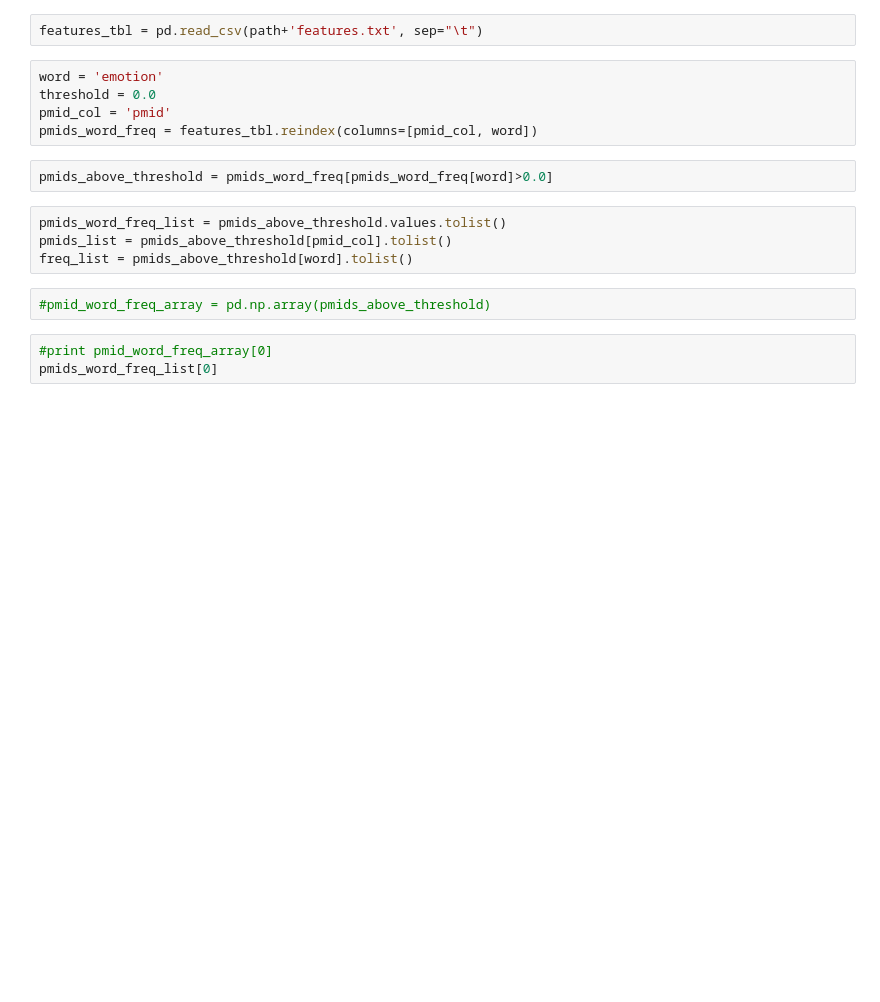
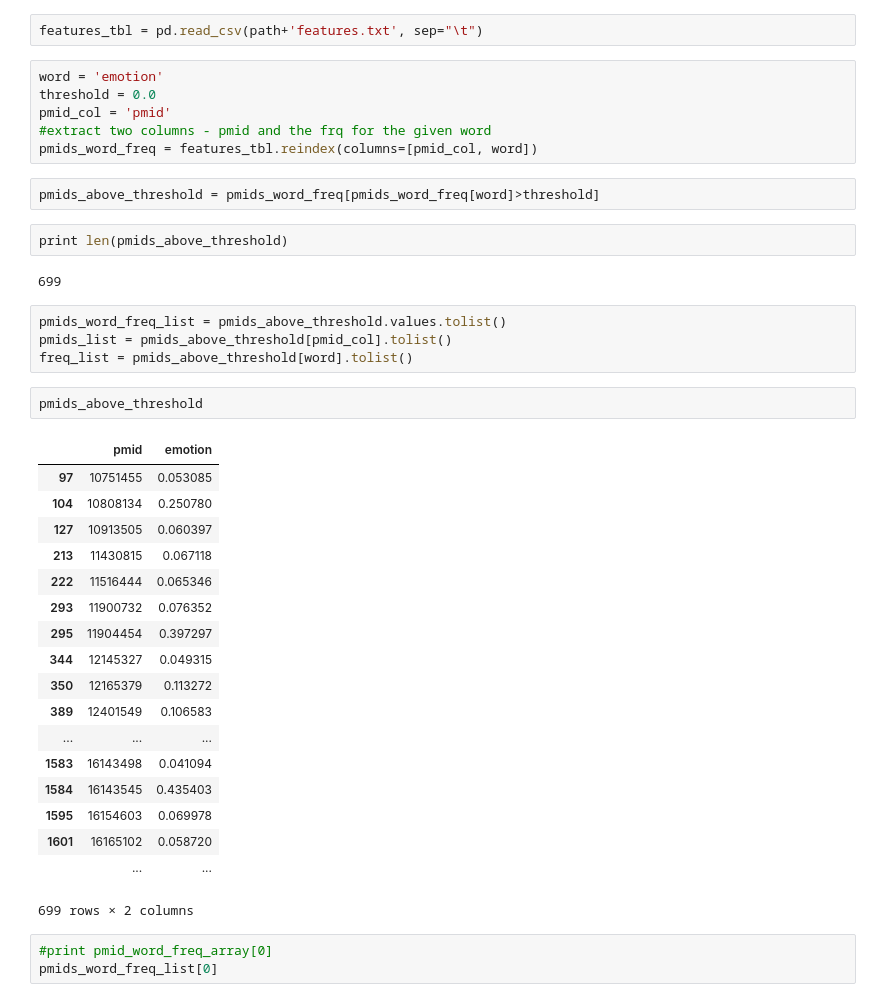
Before and after one commit to RoseTharailJohn/wordAbstraction, a Jupyter notebook: turney_tryout.ipynb, the cells around one changed output. Saved outputs shown, nothing was run; the diff lists cells and outputs as text; blank space fills up the shorter version.

```diff
--- a/turney_tryout.ipynb
+++ b/turney_tryout.ipynb
@@ -38,15 +38,39 @@ features_tbl = pd.read_csv(path+'features.txt', sep="\t")
 word = 'emotion'
 threshold = 0.0
 pmid_col = 'pmid'
+#extract two columns - pmid and the frq for the given word
 pmids_word_freq = features_tbl.reindex(columns=[pmid_col, word])
 # %%
-pmids_above_threshold = pmids_word_freq[pmids_word_freq[word]>0.0]
+pmids_above_threshold = pmids_word_freq[pmids_word_freq[word]>threshold]
+# %%
+print len(pmids_above_threshold)
+# %% [output]
+699
 # %%
 pmids_word_freq_list = pmids_above_threshold.values.tolist()
 pmids_list = pmids_above_threshold[pmid_col].tolist()
 freq_list = pmids_above_threshold[word].tolist()
-# %%
-#pmid_word_freq_array = pd.np.array(pmids_above_threshold)
+# %%
+pmids_above_threshold
+# %% [output]
+|  | pmid | emotion |
+| 97 | 10751455 | 0.053085 |
+| 104 | 10808134 | 0.250780 |
+| 127 | 10913505 | 0.060397 |
+| 213 | 11430815 | 0.067118 |
+| 222 | 11516444 | 0.065346 |
+| 293 | 11900732 | 0.076352 |
+| 295 | 11904454 | 0.397297 |
+| 344 | 12145327 | 0.049315 |
+| 350 | 12165379 | 0.113272 |
+| 389 | 12401549 | 0.106583 |
+| ... | ... | ... |
+| 1583 | 16143498 | 0.041094 |
+| 1584 | 16143545 | 0.435403 |
+| 1595 | 16154603 | 0.069978 |
+| 1601 | 16165102 | 0.058720 |
+|  | ... | ... |
+699 rows × 2 columns
 # %%
 #print pmid_word_freq_array[0]
 pmids_word_freq_list[0]
```
Also changed, not shown: parts of 2 cells of this notebook, 2 other files.
